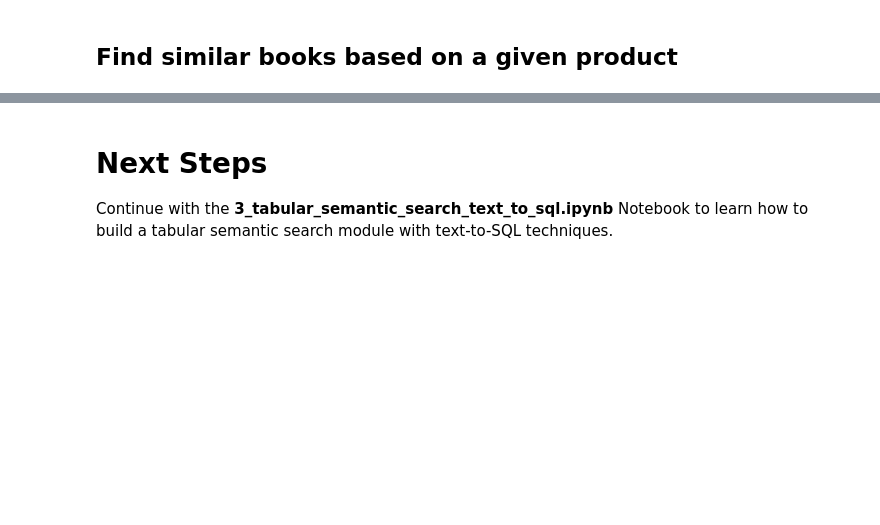
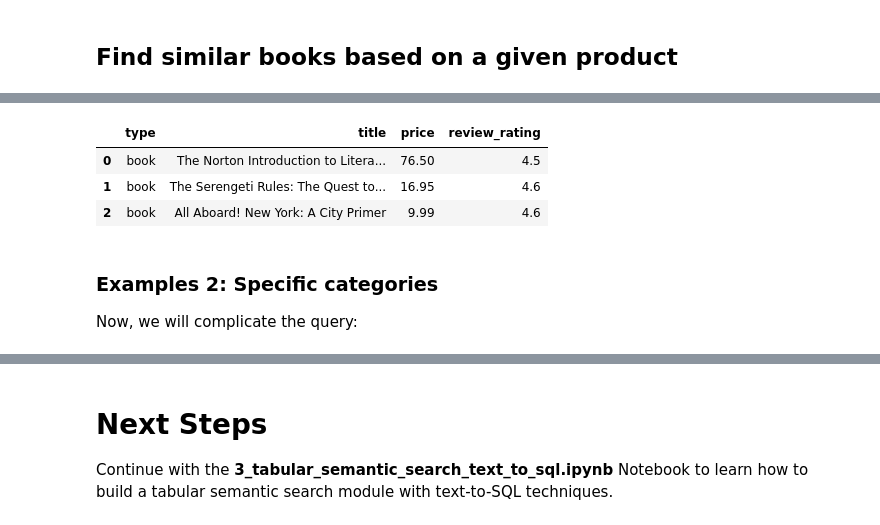
Before and after one commit to decodingml/tabular-semantic-search-tutorial, a Jupyter notebook: 2_tabular_semantic_search_superlinked.ipynb, the cells around one changed output, grey strips where cells are left out. Saved outputs shown, nothing was run; the diff lists cells and outputs as text; code cells hidden in the pictures; blank space fills up the shorter version.

Commit message:
feat: Provide more examples

```diff
--- a/2_tabular_semantic_search_superlinked.ipynb
+++ b/2_tabular_semantic_search_superlinked.ipynb
@@ -270,0 +277,7 @@ results.to_pandas()
+# %%
+results = app.query(
+    query.semantic_query,
+    natural_query="books with a price lower than 100 and a rating bigger than 4",
+    limit=3,
+)
+results.knn_params
@@ -270,0 +298,11 @@ results.to_pandas()
+# %%
+results.to_pandas()[["type", "title", "price", "review_rating"]]
+# %% [output]
+|  | type | title | price | review_rating |
+| 0 | book | The Norton Introduction to Litera... | 76.50 | 4.5 |
+| 1 | book | The Serengeti Rules: The Quest to... | 16.95 | 4.6 |
+| 2 | book | All Aboard! New York: A City Primer | 9.99 | 4.6 |
+# %% [markdown]
+### Examples 2: Specific categories
+
+Now, we will complicate the query:
```
Also changed, not shown: parts of 31 cells of this notebook, 7 other files.
